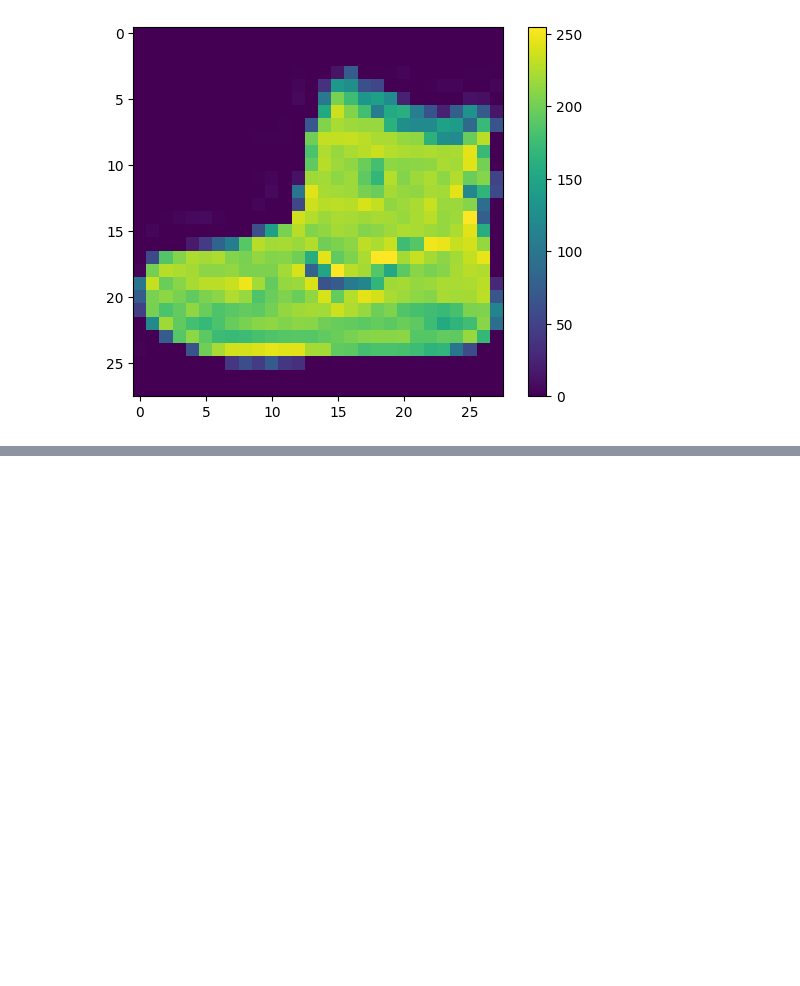
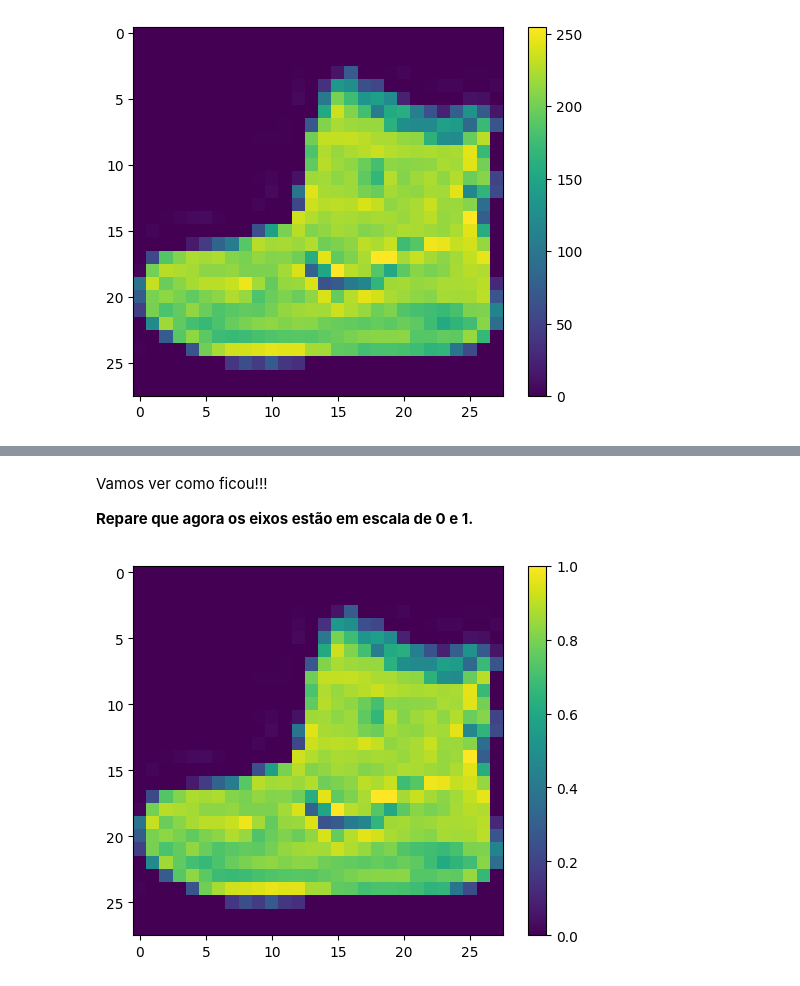
Before and after one commit to saulosgil/tensorflow, a Jupyter notebook: nocoes_basicas_keras/Lab1_NN.ipynb, the cells around one changed output, grey strips where cells are left out. Saved outputs shown, nothing was run; the diff lists cells and outputs as text; code cells hidden in the pictures; blank space fills up the shorter version.

```diff
--- a/nocoes_basicas_keras/Lab1_NN.ipynb
+++ b/nocoes_basicas_keras/Lab1_NN.ipynb
@@ -210,0 +217,15 @@ plt.show()
+# %%
+train_images = train_images / 255
+
+test_images = test_images / 255
+# %% [markdown]
+Vamos ver como ficou!!!
+
+**Repare que agora os eixos estão em escala de 0 e 1.**
+# %%
+plt.figure()
+plt.imshow(train_images[0])
+plt.colorbar()
+plt.show()
+# %% [output]
+[figure, added]
```
Also changed, not shown: parts of 53 cells of this notebook.
